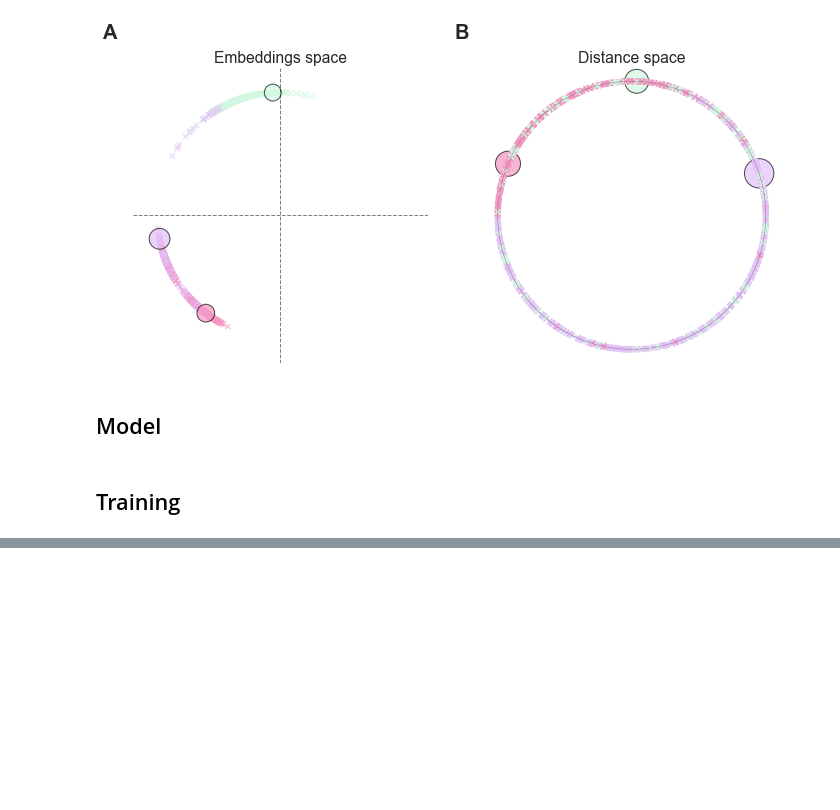
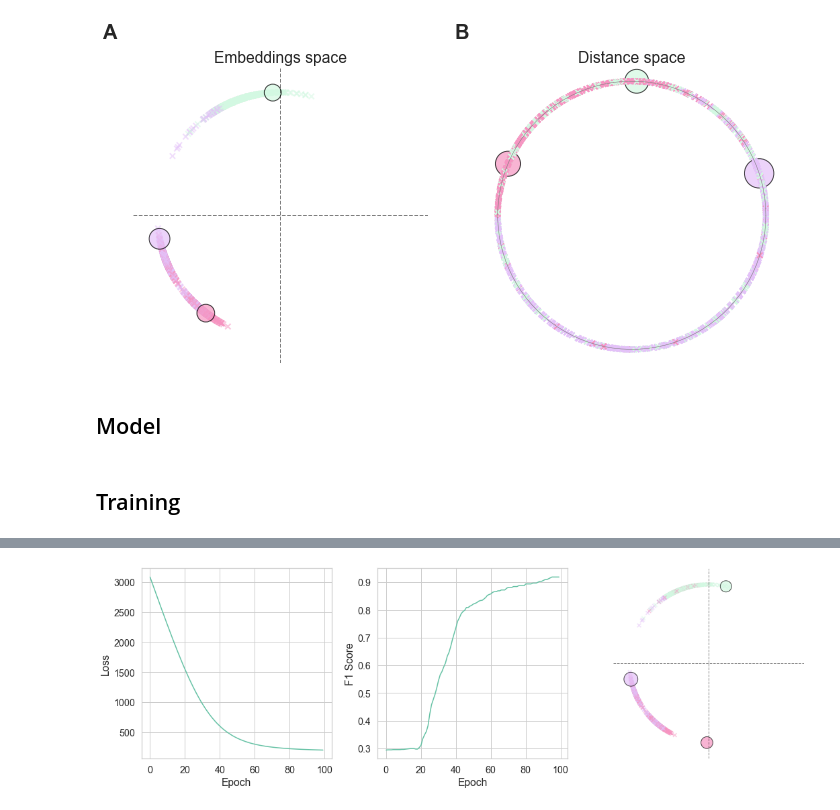
Before and after one commit to ericdaat/SiMCa, a Jupyter notebook: notebooks/model_implicit.ipynb, the cells around one changed output, grey strips where cells are left out. Saved outputs shown, nothing was run; the diff lists cells and outputs as text; code cells hidden in the pictures; blank space fills up the shorter version.

```diff
--- a/notebooks/model_implicit.ipynb
+++ b/notebooks/model_implicit.ipynb
@@ -81,13 +81,12 @@ plt.show()
 # %%
 class ModelOT(torch.nn.Module):
     def __init__(self, capacities, n_users, epsilon, alpha,
-                 n_features, n_iter=10, user_embeddings=None,
+                 n_features, user_embeddings=None,
                  train_user_embeddings=False):
         super(ModelOT, self).__init__()
         self.capacities = torch.FloatTensor(capacities)
         self.epsilon = epsilon
         self.alpha = alpha
-        self.n_iter = n_iter
 
         self.item_embeddings = ScaledEmbedding(
             num_embeddings=capacities.shape[1],
@@ -147,8 +146,7 @@ model = ModelOT(
     capacities=toy.items_capacities,
     n_users=toy.n_users,
     epsilon=0.1,
-    alpha=0.2,
-    n_iter=10,
+    alpha=distance_weight,
     n_features=n_features,
     user_embeddings=torch.FloatTensor(toy.users_features),
     train_user_embeddings=False
@@ -162,12 +160,14 @@ sinkhorn_loss = SinkhornLoss(
     n_iter=100
 )
 
-optimizer = torch.optim.Adam(lr=0.05, params=model.parameters())
+optimizer = torch.optim.Adam(lr=0.01, params=model.parameters())
 
 # actual training
 model.train()
 
-for epoch in range(50):
+stats = []
+
+for epoch in range(100):
     train_epoch_loss = 0
     optimizer.zero_grad()
 
@@ -185,4 +185,5 @@ for epoch in range(50):
 
     # Print stats
     print("Epoch {0}: loss={1:3f}, F1={2:.3f}".format(epoch+1, loss.item(), f1))
+    stats.append([loss.item(), f1])
 # %% [output]
@@ -205,0 +207,34 @@ Epoch 50: loss=62.173393, F1=0.981
+# %%
+fig, axs = plt.subplots(nrows=1, ncols=3, figsize=(15, 5))
+
+# Loss
+sns.lineplot(
+    x=range(100),
+    y=[s[0] for s in  stats],
+    ax=axs[0]
+)
+axs[0].set_xlabel("Epoch")
+axs[0].set_ylabel("Loss")
+
+# F1 Score
+sns.lineplot(
+    x=range(100),
+    y=[s[1] for s in  stats],
+    ax=axs[1]
+)
+axs[1].set_xlabel("Epoch")
+axs[1].set_ylabel("F1 Score")
+
+# Embeddings
+viz.plot_embeddings(
+    users_features=model.user_embeddings.weight,
+    items_features=model.item_embeddings.weight,
+    items_capacities=toy.items_capacities,
+    y_pred=y_pred,
+    ax=axs[2]
+)
+
+plt.tight_layout()
+plt.show()
+# %% [output]
+[figure, added]
```
Also changed, not shown: parts of 1 cell of this notebook.
